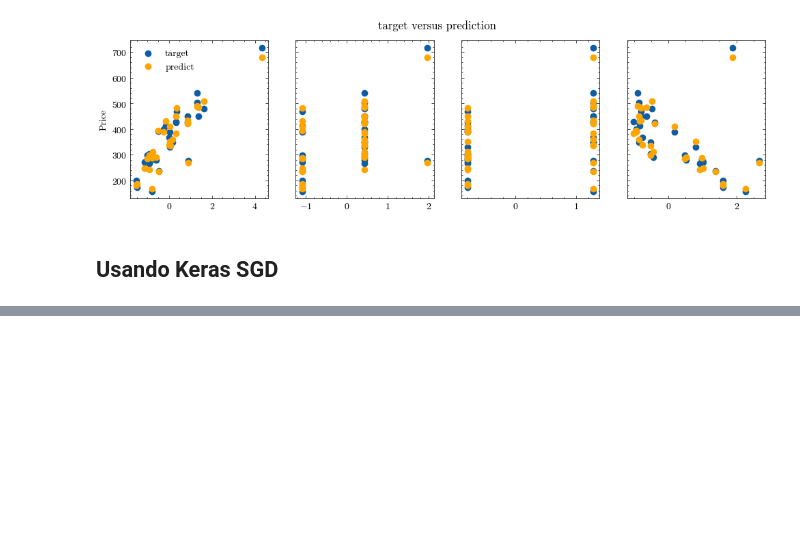
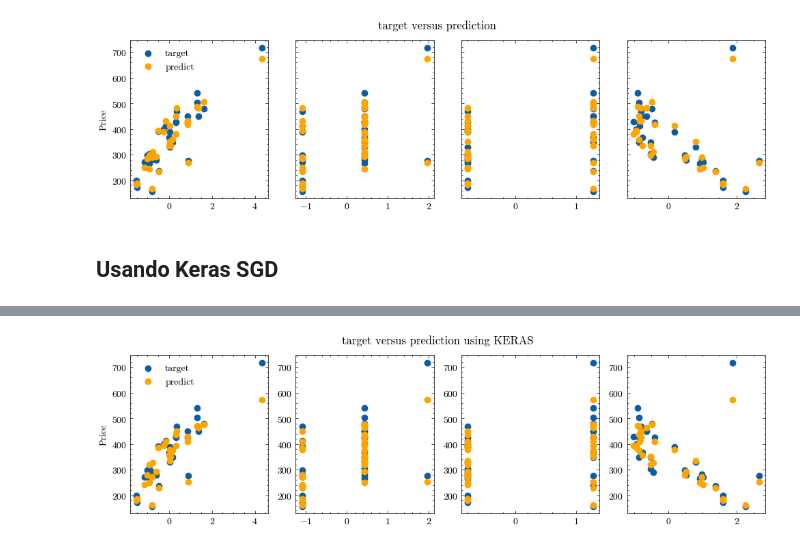
Before and after one commit to DCI-alxogm/ml2023-PotterSR, a Jupyter notebook: Sep8-9/Tarea9Sep.ipynb, the cells around one changed output, grey strips where cells are left out. Drawn from its saved outputs; the diff is of its cells as text; code cells hidden in the pictures; blank space fills up the shorter version.

Commit message:
Using Colab

```diff
--- a/Sep8-9/Tarea9Sep.ipynb
+++ b/Sep8-9/Tarea9Sep.ipynb
@@ -109,0 +221,2 @@ To enable the following instructions: AVX2 FMA, in other operations, rebuild Ten
+# %%
+yp = model.predict(X_test)
@@ -109,0 +225,11 @@ To enable the following instructions: AVX2 FMA, in other operations, rebuild Ten
+# %%
+fig, ax = plt.subplots(1, 4, figsize=(12, 3))
+
+for i in range(len(ax)):
+    ax[i].scatter(X_test[:,i],y_test, label = 'target')
+    ax[i].scatter(X_test[:,i],yp,color="orange", label = 'predict')
+ax[0].set_ylabel("Price"); ax[0].legend();
+fig.suptitle("target versus prediction using KERAS")
+plt.show()
+# %% [output]
+[figure, added]
```
Also changed, not shown: parts of 17 cells of this notebook.
